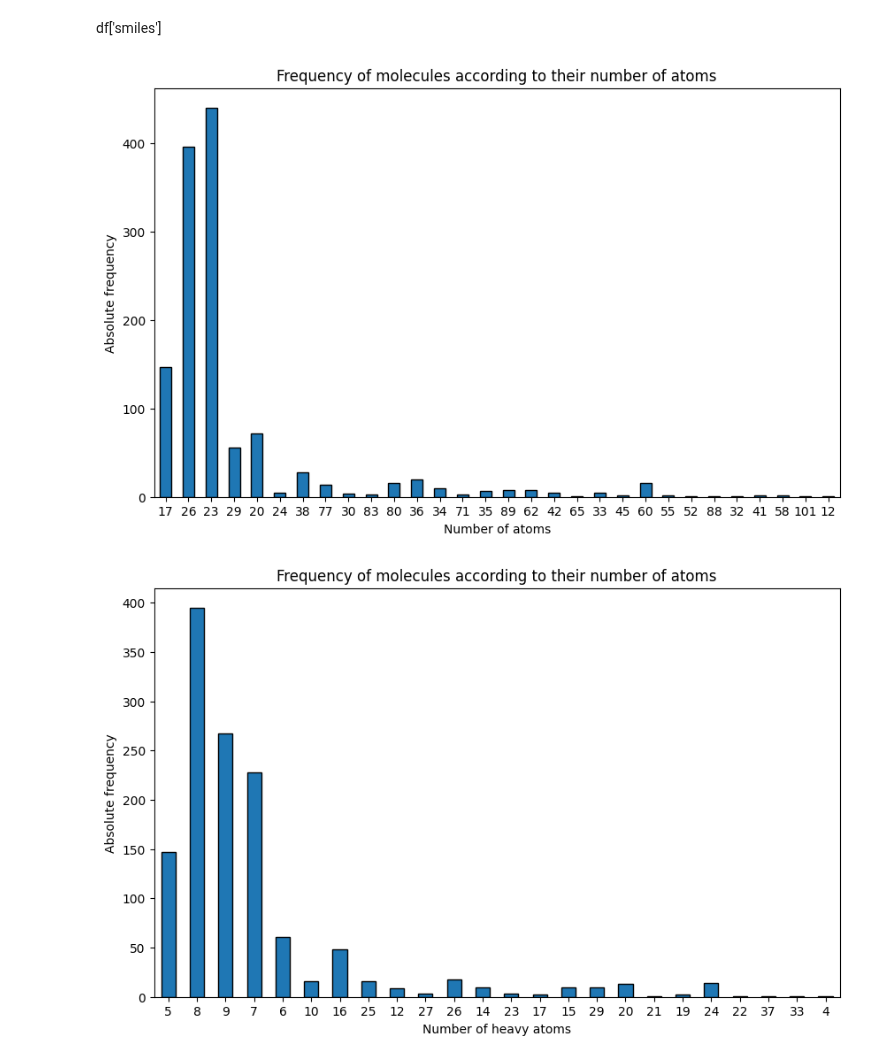
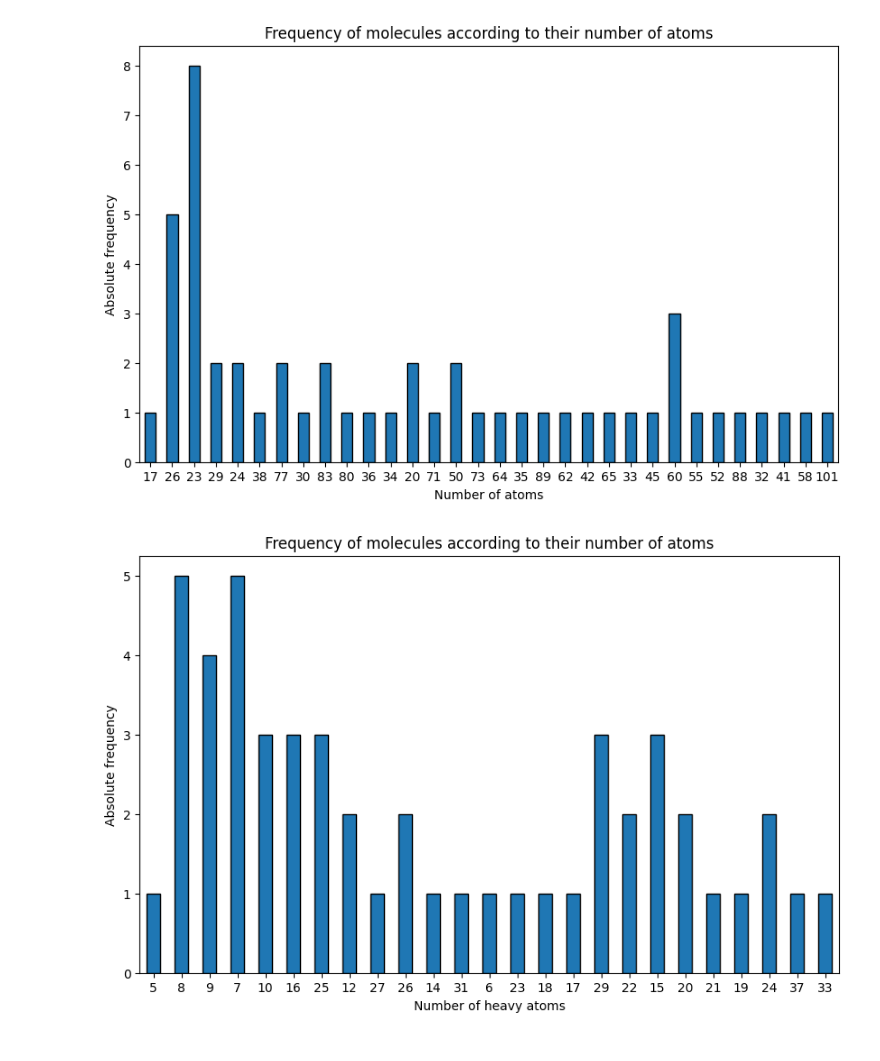
Before and after one commit to Neftekod/Oil-code, a Jupyter notebook: src/get_deskriptors.ipynb, the cells around one changed output. Drawn from its saved outputs; the diff is of its cells as text; code cells hidden in the pictures.

```diff
--- a/src/get_deskriptors.ipynb
+++ b/src/get_deskriptors.ipynb
@@ -192,2 +109,0 @@ df = df[df['smiles'].notna()]
-# %% [markdown]
-df['smiles']
@@ -216,0 +110,11 @@ merged_df.to_csv('descriptors.csv', index=False)
+# %%
+df = pd.read_csv("/kaggle/input/oil-code/train_data_fix_concat.csv")
+property_list = ['MolecularFormula', 'MolecularWeight', 'XLogP', 'ExactMass', 'MonoisotopicMass',
+                 'HBondDonorCount', 'HBondAcceptorCount', 'RotatableBondCount', 'HeavyAtomCount',
+                 'IsotopeAtomCount', 'AtomStereoCount', 'Volume3D', 'FeatureCount3D',
+                 'FeatureAcceptorCount3D', 'EffectiveRotorCount3D', 'ConformerCount3D']
+
+descriptors_extractor = GetDescriptors(df)
+descriptors_extractor.number_of_atoms(['C','O', 'N', 'Cl'])
+descriptors_extractor.calculate_descriptors()
+descriptors_extractor.download_descriptors(property_list)
@@ -217,5 +123,5 @@ merged_df.to_csv('descriptors.csv', index=False)
 # %%
-df['num_of_atoms'].value_counts(sort=False).plot.bar(figsize=(10,6),
+descriptors_extractor.smiles_df['num_of_atoms'].value_counts(sort=False).plot.bar(figsize=(10,6),
                                                      title="Frequency of molecules according to their number of atoms",
                                                      xlabel='Number of atoms',
                                                      ylabel='Absolute frequency',
@@ -223,14 +129,14 @@ df['num_of_atoms'].value_counts(sort=False).plot.bar(figsize=(10,6),
                                                      edgecolor='k')
 plt.show()
 # %% [output]
-[figure, old version]
+[figure, new version]
 # %%
-df['num_of_heavy_atoms'].value_counts(sort=False).plot.bar(figsize=(10,6),
+descriptors_extractor.smiles_df['num_of_heavy_atoms'].value_counts(sort=False).plot.bar(figsize=(10,6),
                                                      title="Frequency of molecules according to their number of atoms",
                                                      xlabel='Number of heavy atoms',
                                                      ylabel='Absolute frequency',
                                                      rot=0,
                                                      edgecolor='k')
 plt.show()
 # %% [output]
-[figure, old version]
+[figure, new version]
```
Also changed, not shown: parts of 15 cells of this notebook, 3 other files.
